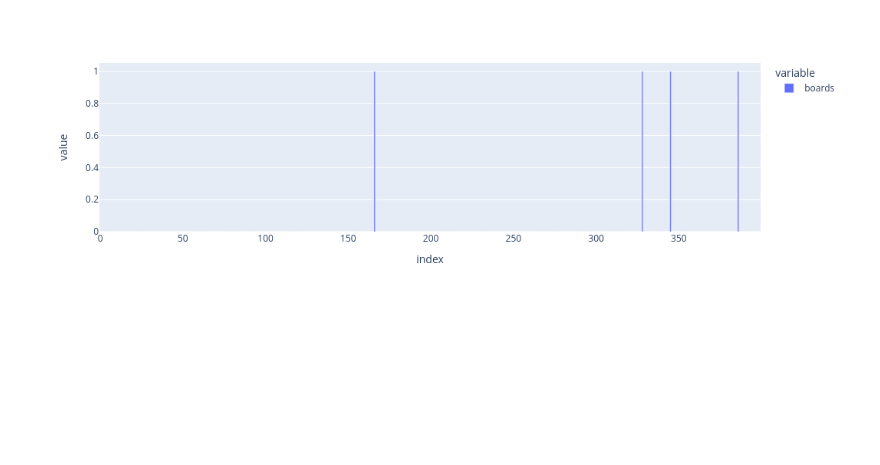
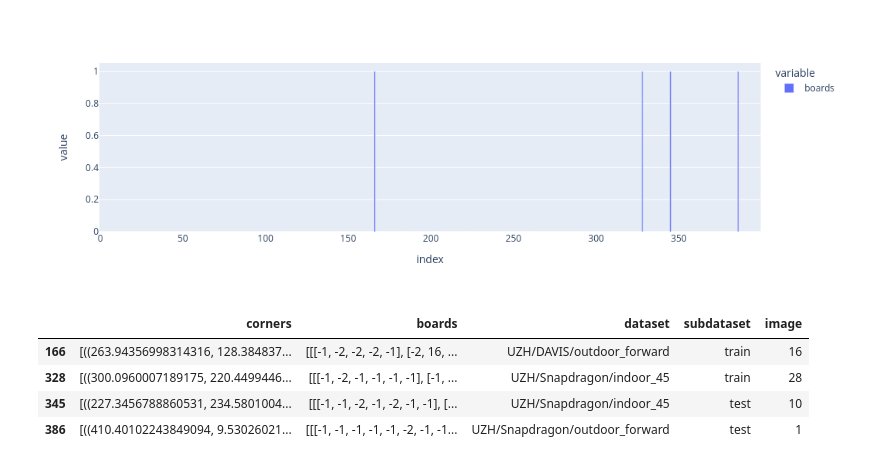
Before and after one commit to anstadnik/camera_calibration, a Jupyter notebook: notebooks/Features.ipynb, the cells around one changed output. Saved outputs shown, nothing was run; the diff lists cells and outputs as text; code cells hidden in the pictures; blank space fills up the shorter version.

```diff
--- a/notebooks/Features.ipynb
+++ b/notebooks/Features.ipynb
@@ -33,3 +33,11 @@ px.bar(df["boards"].apply(len))
 # %% [output]
 [interactive output not drawn]
 [figure]
+# %%
+df[df["boards"].apply(len) != 0]
+# %% [output]
+|  | corners | boards | dataset | subdataset | image |
+| 166 | [((263.94356998314316, 128.384837... | [[[-1, -2, -2, -2, -1], [-2, 16, ... | UZH/DAVIS/outdoor_forward | train | 16 |
+| 328 | [((300.0960007189175, 220.4499446... | [[[-1, -2, -1, -1, -1, -1], [-1, ... | UZH/Snapdragon/indoor_45 | train | 28 |
+| 345 | [((227.3456788860531, 234.5801004... | [[[-1, -1, -2, -1, -2, -1, -1], [... | UZH/Snapdragon/indoor_45 | test | 10 |
+| 386 | [((410.40102243849094, 9.53026021... | [[[-1, -1, -1, -1, -1, -2, -1, -1... | UZH/Snapdragon/outdoor_forward | test | 1 |
```
Also changed, not shown: 2 other files.
